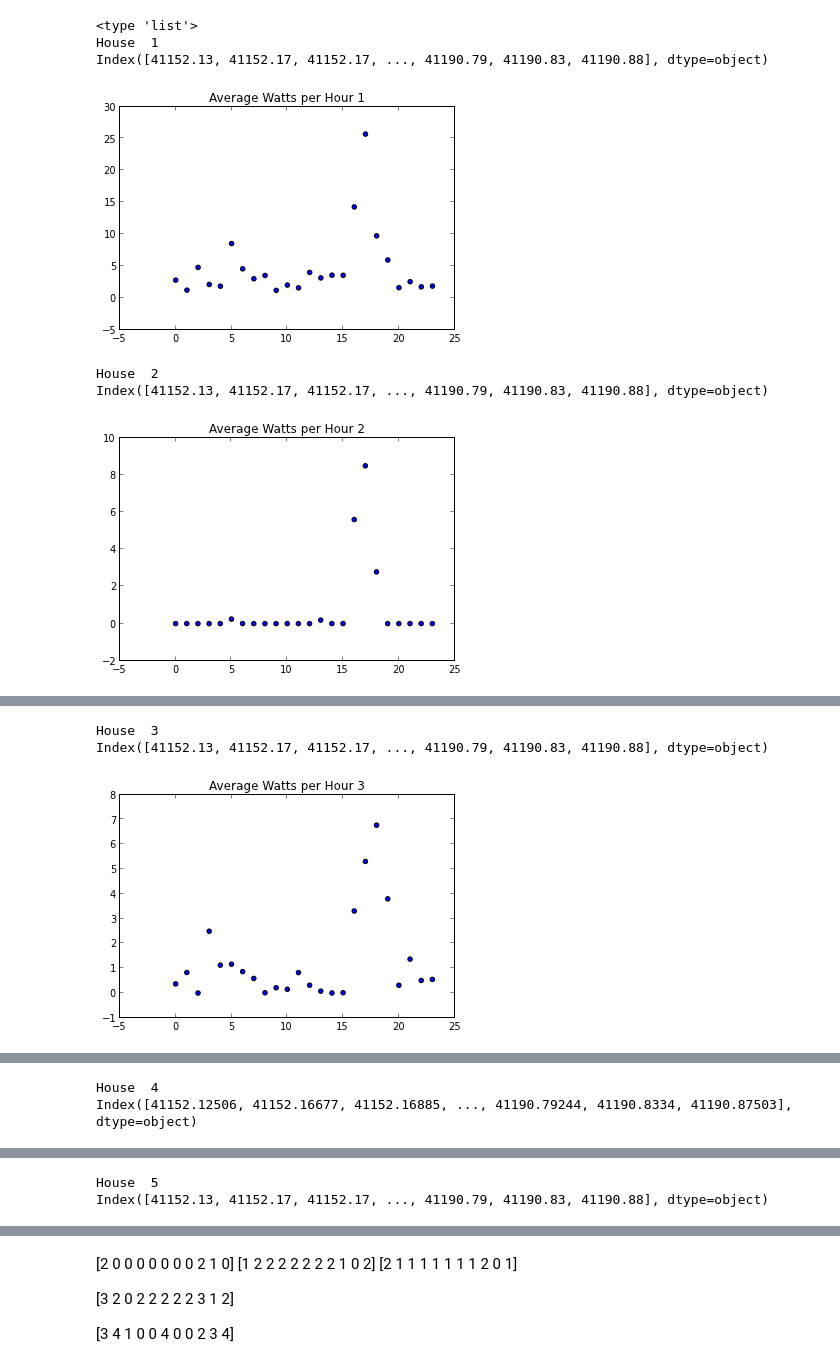
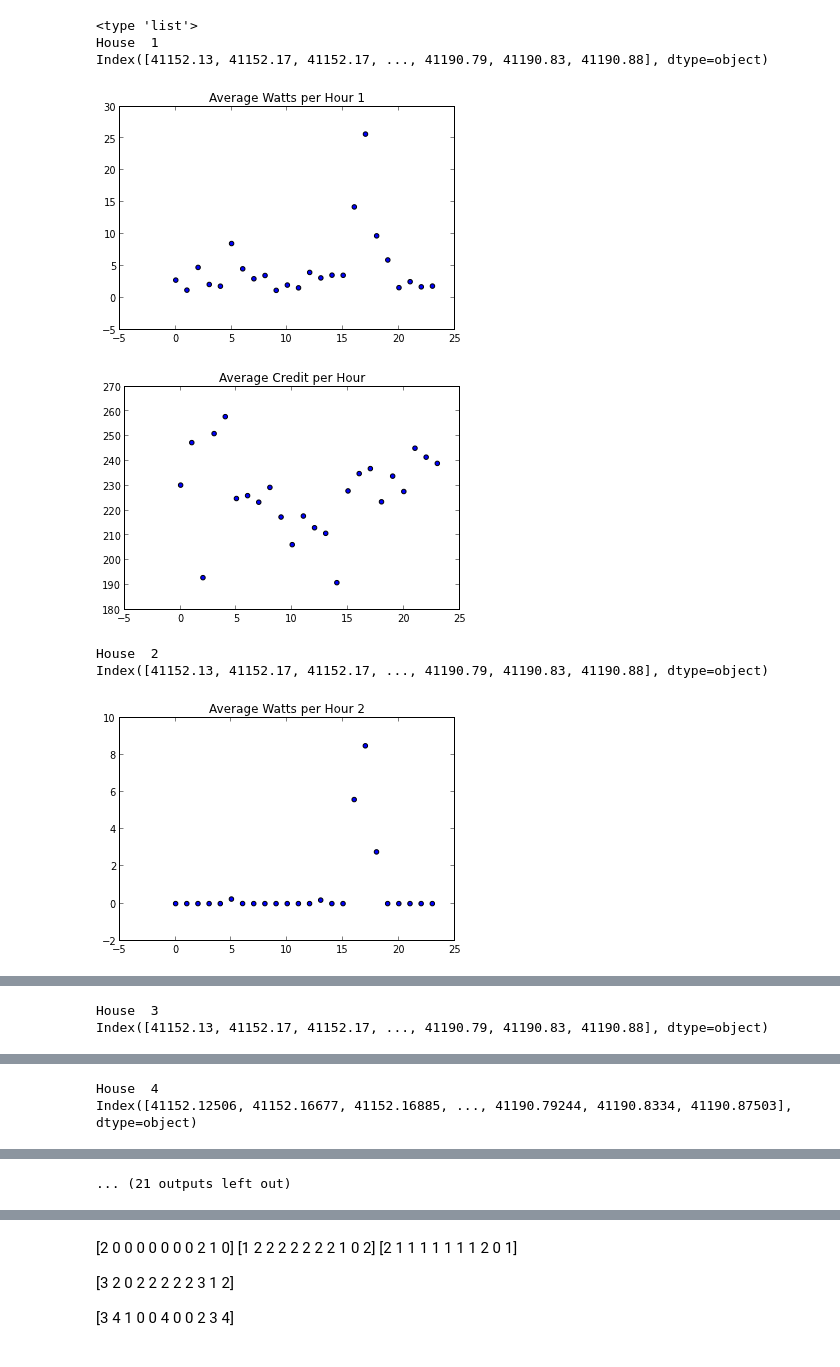
Before and after one commit to zandeman7/microgrid, a Jupyter notebook: DataMining_Project.ipynb, the cells around one changed output, grey strips where cells are left out. Drawn from its saved outputs; the diff is of its cells as text; code cells hidden in the pictures.

Commit message:
add polynomial fit logic

```diff
--- a/DataMining_Project.ipynb
+++ b/DataMining_Project.ipynb
@@ -5,0 +1,12 @@ hour_watts[0][0]
+# %%
+hour_watts = np.ndarray(shape=(11,24), dtype=float)
+hour_cr = np.ndarray(shape=(11,24), dtype=float)
+cr_watt_arr = np.ndarray(shape=(11,24*2), dtype=float)
+
+polynomial_degree = 7
+x_time_matrix = np.ndarray(shape=(24,polynomial_degree), dtype=float)
+
+#row+1 to pow(col)
+for row in arange(24):
+    for col in arange(polynomial_degree):
+        x_time_matrix[row][col]=pow((row+1),col)
@@ -70,43 +88,41 @@ for house_id  in house_ids:
         hour_watts[group_no][row] = hour_df['watts'][row]
 
     # Scatter average credit by hour
-    '''plt.title("Average Credit per Hour");
+    plt.title("Average Credit per Hour");
     plt.scatter(hour_df.index,hour_df['cr'])
     plt.show()
+    for row in hour_df.index:
+        hour_cr[group_no][row] = hour_df['cr'][row]
 
-    print len(dataset_df[dataset_df['watts']!=0.0])'''
+
+    '''print len(dataset_df[dataset_df['watts']!=0.0])
     # Scatter average watts by credit without zero watts values
-    '''plt.title("Watts used per Credit");
+    plt.title("Watts used per Credit");
     plt.scatter(dataset_df[dataset_df['watts']!=0.0]['cr'],dataset_df[dataset_df['watts']!=0.0]['watts'])
     plt.text(66, 65, str(dataset_df[dataset_df['watts']!=0.0]['cr'].corr(dataset_df[dataset_df['watts']!=0.0]['watts'])))
     #plt.show()
 
     # Scatter average watts by credit with zero watts values
     #plt.scatter(dataset_df['cr'],dataset_df['watts'])
     #plt.show()'''
 
 
     # Plot each column
     '''for col in dataset_df.columns[1:5]:
         print col
         dataset_df[col].plot(title=col)
         plt.show()
 
         #plt.text(dataset_df.index.corr(dataset_df['watts']))
         plt.show()'''
 
     group_no = group_no + 1
-
-
-hour_watts[0:1]
-centroids,_ = kmeans(hour_watts,3)
-idx,_ = vq(hour_watts,centroids)
-print idx[0:]
 # %% [output]
 <type 'list'>
 House  1
 Index([41152.13, 41152.17, 41152.17, ..., 41190.79, 41190.83, 41190.88], dtype=object)
 [figure]
+[figure, new version]
 House  2
 Index([41152.13, 41152.17, 41152.17, ..., 41190.79, 41190.83, 41190.88], dtype=object)
-[figure, old version]
+[figure, new version]
@@ -113,3 +130,2 @@ Index([41152.13, 41152.17, 41152.17, ..., 41190.79, 41190.83, 41190.88], dtype=o
 House  3
 Index([41152.13, 41152.17, 41152.17, ..., 41190.79, 41190.83, 41190.88], dtype=object)
-[figure, old version]
@@ -119,2 +138 @@ Index([41152.12506, 41152.16677, 41152.16885, ..., 41190.79244, 41190.8334, 4119
-House  5
-Index([41152.13, 41152.17, 41152.17, ..., 41190.79, 41190.83, 41190.88], dtype=object)
+... (21 outputs left out)
```
Also changed, not shown: parts of 10 cells of this notebook.
